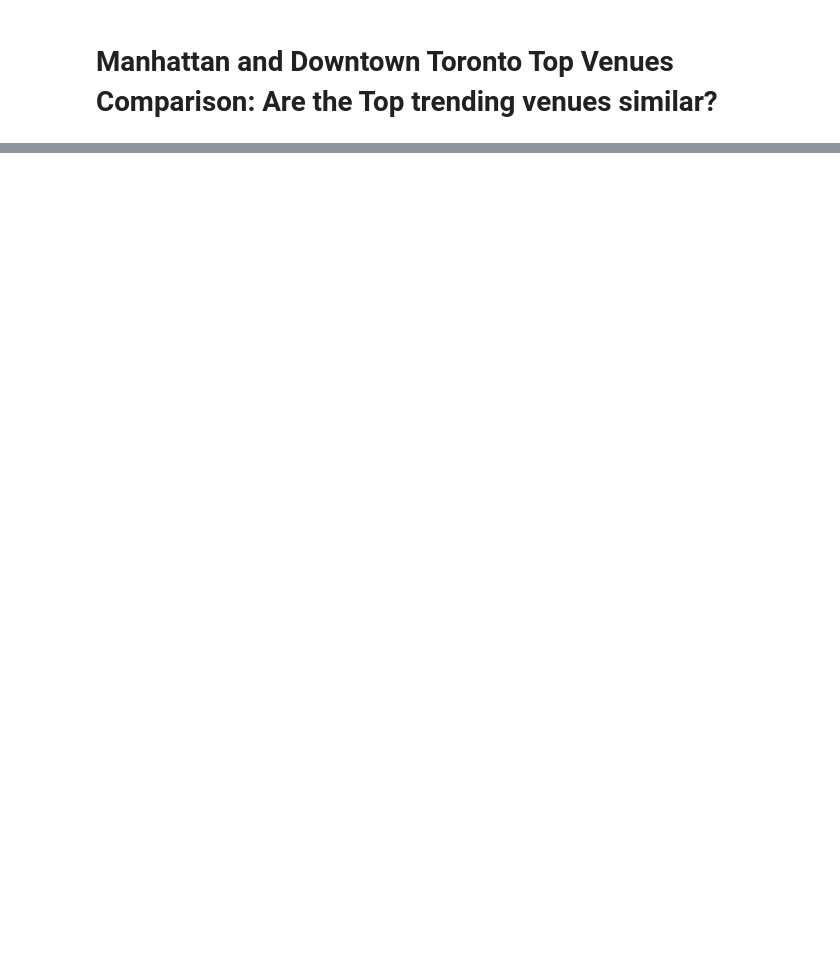
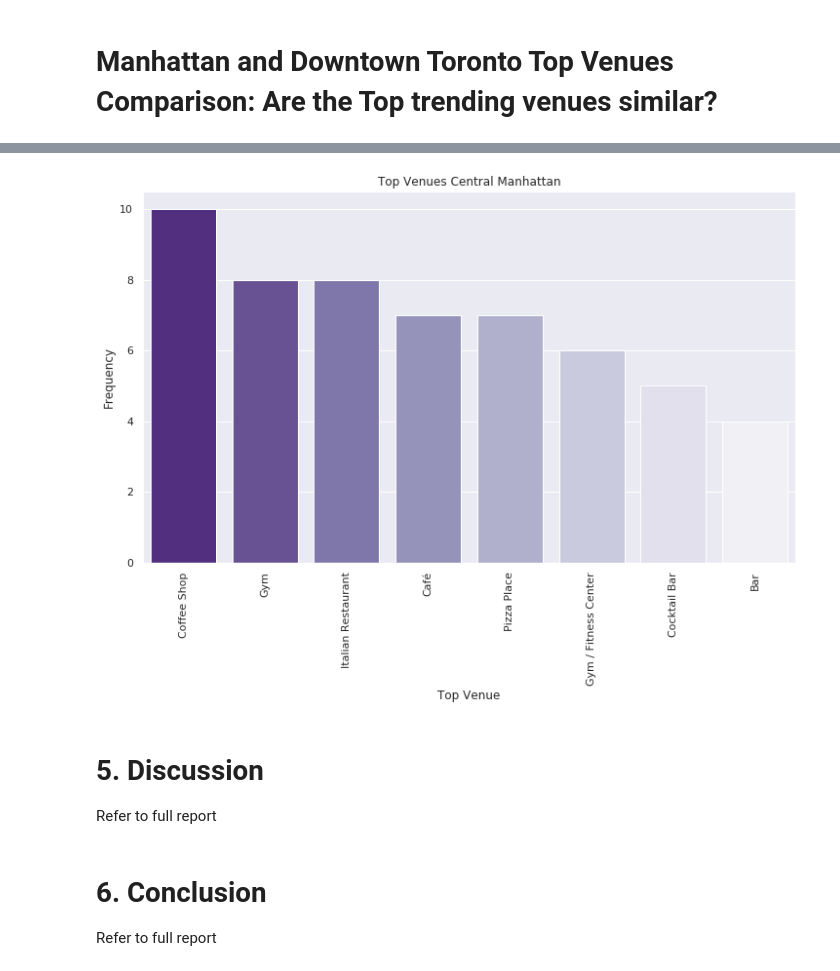
Before and after one commit to Micongia91/Coursera_Capstone, a Jupyter notebook: Coursera Capstone.ipynb, the cells around one changed output, grey strips where cells are left out. Drawn from its saved outputs; the diff is of its cells as text; code cells hidden in the pictures; blank space fills up the shorter version.

```diff
--- a/Coursera Capstone.ipynb
+++ b/Coursera Capstone.ipynb
@@ -200,0 +509,3 @@ VERSION = '20180604'
+# %%
+Central = Manhattan_merged.loc[Manhattan_merged['Cluster Labels'] == 1, Manhattan_merged.columns[[1] + list(range(5, Manhattan_merged.shape[1]))]]
+Central
@@ -200,0 +568,21 @@ VERSION = '20180604'
+# %%
+#Counting frequency of Top Venues in Central downtown Toronto
+Count_Central_Manhattan = Count_Freq(Central)
+
+#Plot the results
+
+fig, ax = plt.subplots(figsize = (12,7))
+
+ax = sns.barplot(x= 'Top Venue', y = 'Count', data = Count_Central_Manhattan, palette = 'Purples_r')
+ax.set(title = 'Top Venues Central Manhattan',
+       ylabel = 'Frequency')
+for item in ax.get_xticklabels():
+    item.set_rotation(90)
+# %% [output]
+[figure, added]
+# %% [markdown]
+# 5. Discussion
+Refer to full report
+# %% [markdown]
+# 6. Conclusion
+Refer to full report
```
Also changed, not shown: parts of 60 cells of this notebook.
